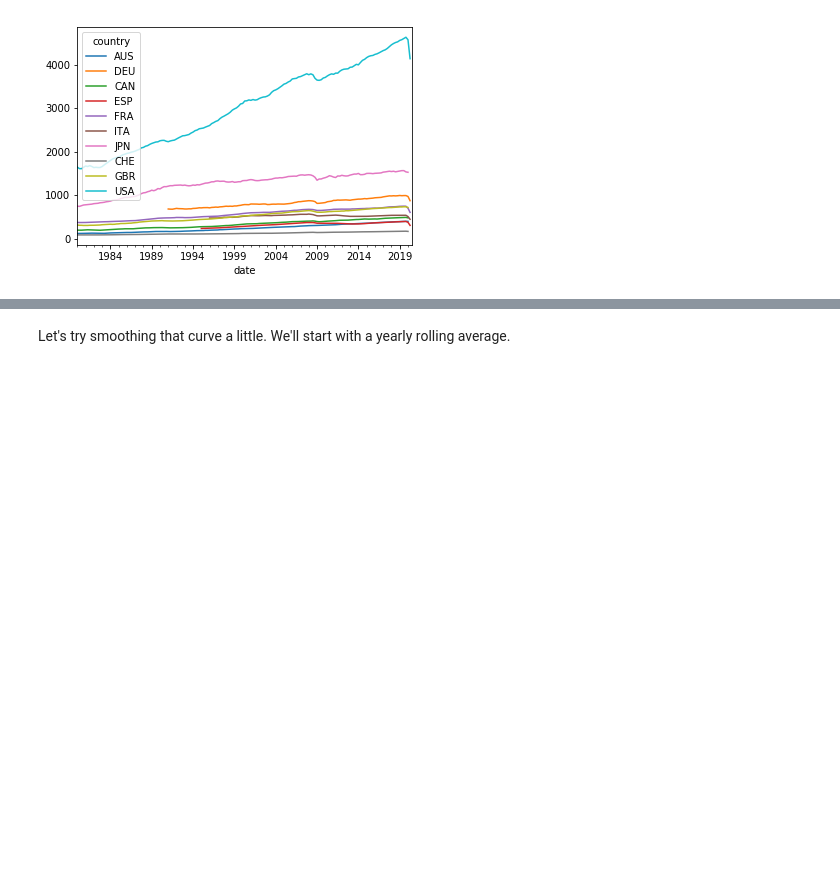
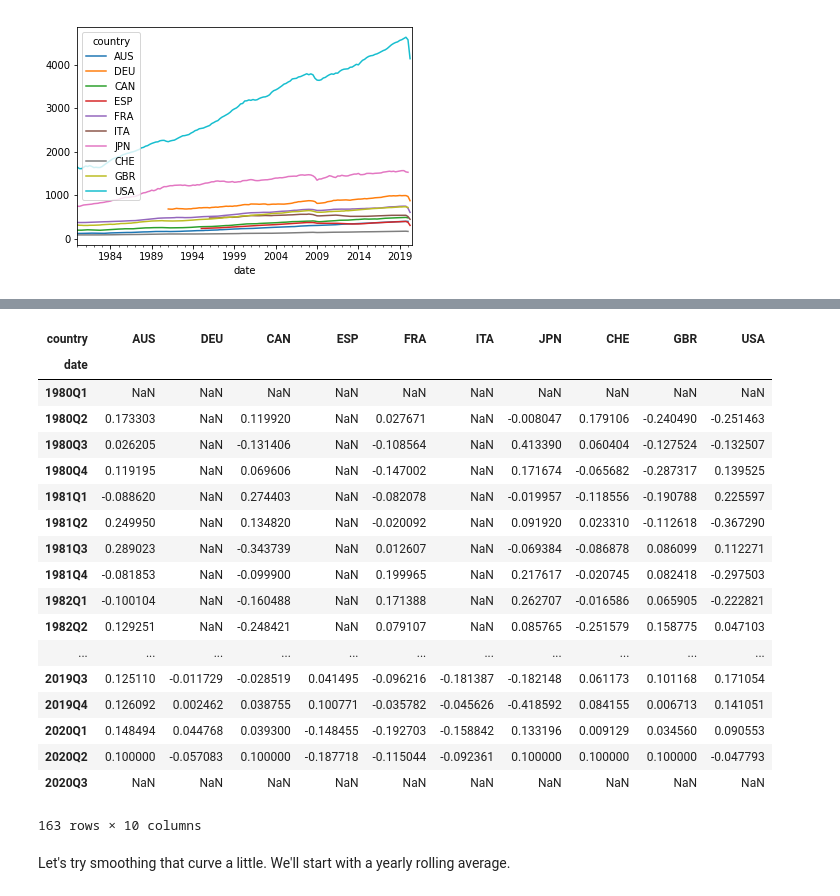
Before and after one commit to Mike-Huntress/Internship2020, a Jupyter notebook: SampleSignal/Investment System.ipynb, the cells around one changed output, grey strips where cells are left out. Cells and saved outputs as stored; diff of their text form; code cells hidden in the pictures; blank space fills up the shorter version.

```diff
--- a/SampleSignal/Investment System.ipynb
+++ b/SampleSignal/Investment System.ipynb
@@ -110,3 +116,26 @@ rGDP_change['USA'].plot()
+# %%
+signal = rGDP_chg_z.divide(rGDP_chg_z.abs().sum(axis=1), axis=0)
+signal
+# %% [output]
+| country | AUS | DEU | CAN | ESP | FRA | ITA | JPN | CHE | GBR | USA |
+| date |  |  |  |  |  |  |  |  |  |  |
+| 1980Q1 | NaN | NaN | NaN | NaN | NaN | NaN | NaN | NaN | NaN | NaN |
+| 1980Q2 | 0.173303 | NaN | 0.119920 | NaN | 0.027671 | NaN | -0.008047 | 0.179106 | -0.240490 | -0.251463 |
+| 1980Q3 | 0.026205 | NaN | -0.131406 | NaN | -0.108564 | NaN | 0.413390 | 0.060404 | -0.127524 | -0.132507 |
+| 1980Q4 | 0.119195 | NaN | 0.069606 | NaN | -0.147002 | NaN | 0.171674 | -0.065682 | -0.287317 | 0.139525 |
+| 1981Q1 | -0.088620 | NaN | 0.274403 | NaN | -0.082078 | NaN | -0.019957 | -0.118556 | -0.190788 | 0.225597 |
+| 1981Q2 | 0.249950 | NaN | 0.134820 | NaN | -0.020092 | NaN | 0.091920 | 0.023310 | -0.112618 | -0.367290 |
+| 1981Q3 | 0.289023 | NaN | -0.343739 | NaN | 0.012607 | NaN | -0.069384 | -0.086878 | 0.086099 | 0.112271 |
+| 1981Q4 | -0.081853 | NaN | -0.099900 | NaN | 0.199965 | NaN | 0.217617 | -0.020745 | 0.082418 | -0.297503 |
+| 1982Q1 | -0.100104 | NaN | -0.160488 | NaN | 0.171388 | NaN | 0.262707 | -0.016586 | 0.065905 | -0.222821 |
+| 1982Q2 | 0.129251 | NaN | -0.248421 | NaN | 0.079107 | NaN | 0.085765 | -0.251579 | 0.158775 | 0.047103 |
+| ... | ... | ... | ... | ... | ... | ... | ... | ... | ... | ... |
+| 2019Q3 | 0.125110 | -0.011729 | -0.028519 | 0.041495 | -0.096216 | -0.181387 | -0.182148 | 0.061173 | 0.101168 | 0.171054 |
+| 2019Q4 | 0.126092 | 0.002462 | 0.038755 | 0.100771 | -0.035782 | -0.045626 | -0.418592 | 0.084155 | 0.006713 | 0.141051 |
+| 2020Q1 | 0.148494 | 0.044768 | 0.039300 | -0.148455 | -0.192703 | -0.158842 | 0.133196 | 0.009129 | 0.034560 | 0.090553 |
+| 2020Q2 | 0.100000 | -0.057083 | 0.100000 | -0.187718 | -0.115044 | -0.092361 | 0.100000 | 0.100000 | 0.100000 | -0.047793 |
+| 2020Q3 | NaN | NaN | NaN | NaN | NaN | NaN | NaN | NaN | NaN | NaN |
+163 rows × 10 columns
 # %% [markdown]
 Let's try smoothing that curve a little. We'll start with a yearly rolling average.
 # %%
```
Also changed, not shown: parts of 18 cells of this notebook.
